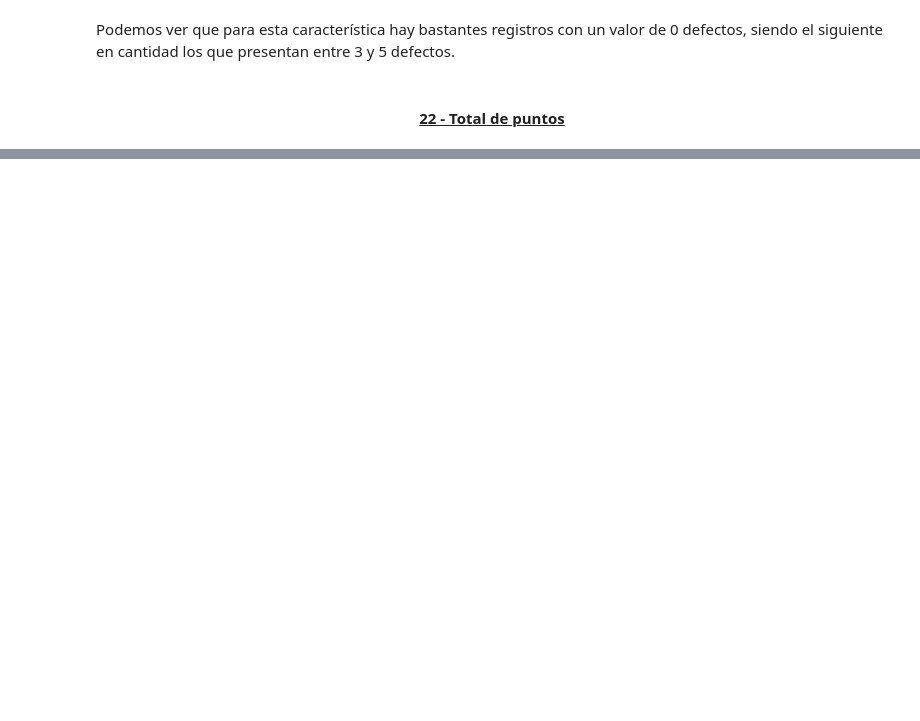
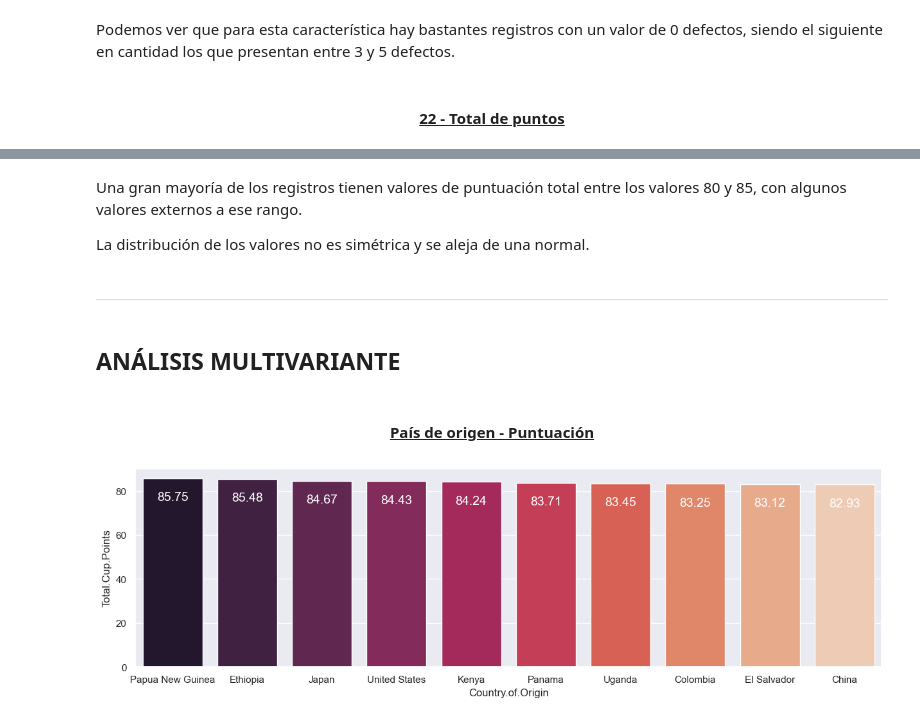
Before and after one commit to jmramaq/TrainingEDA_Coffee, a Jupyter notebook: src/EDA.ipynb, the cells around one changed output, grey strips where cells are left out. Cells and saved outputs as stored; diff of their text form; code cells hidden in the pictures; blank space fills up the shorter version.

Commit message:
Multiv_Analysis_I

```diff
--- a/src/EDA.ipynb
+++ b/src/EDA.ipynb
@@ -678,0 +1159,25 @@ sns.boxplot(data=df, x="Total.Cup.Points", ax=axs[2])
+# %% [markdown]
+Una gran mayoría de los registros tienen valores de puntuación total entre los valores 80 y 85, con algunos valores externos a ese rango.
+
+La distribución de los valores no es simétrica y se aleja de una normal.
+# %% [markdown]
+---
+# %% [markdown]
+## ANÁLISIS MULTIVARIANTE
+# %% [markdown]
+<h4 style="text-align: center;"><ins>País de origen - Puntuación</ins></h4>
+# %%
+top_10 = df.groupby("Country.of.Origin", as_index=False)["Total.Cup.Points"].mean().round(2).sort_values(by="Total.Cup.Points", ascending=False).head(10)
+last_10 = df.groupby("Country.of.Origin", as_index=False)["Total.Cup.Points"].mean().round(2).sort_values(by="Total.Cup.Points", ascending=False).tail(10)
+# %%
+fig, ax = plt.subplots(figsize=(15, 4))
+sns.barplot(
+    data=top_10,
+    y="Total.Cup.Points", x="Country.of.Origin", ax=ax, palette="rocket")
+for p in ax.patches:
+    ax.annotate(f'\n{p.get_height()}',
+                (p.get_x() + p.get_width() / 2, p.get_height()), ha='center', va='top', color='white', size=14)
+
+plt.show()
+# %% [output]
+[figure, added]
```
Also changed, not shown: parts of 109 cells of this notebook, 1 other file.
